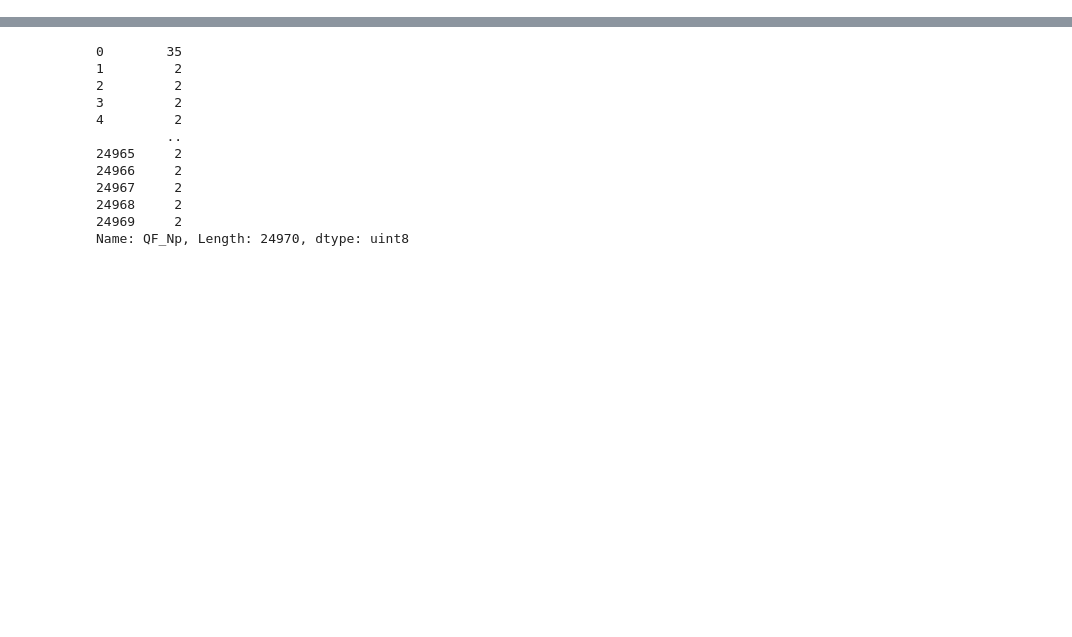
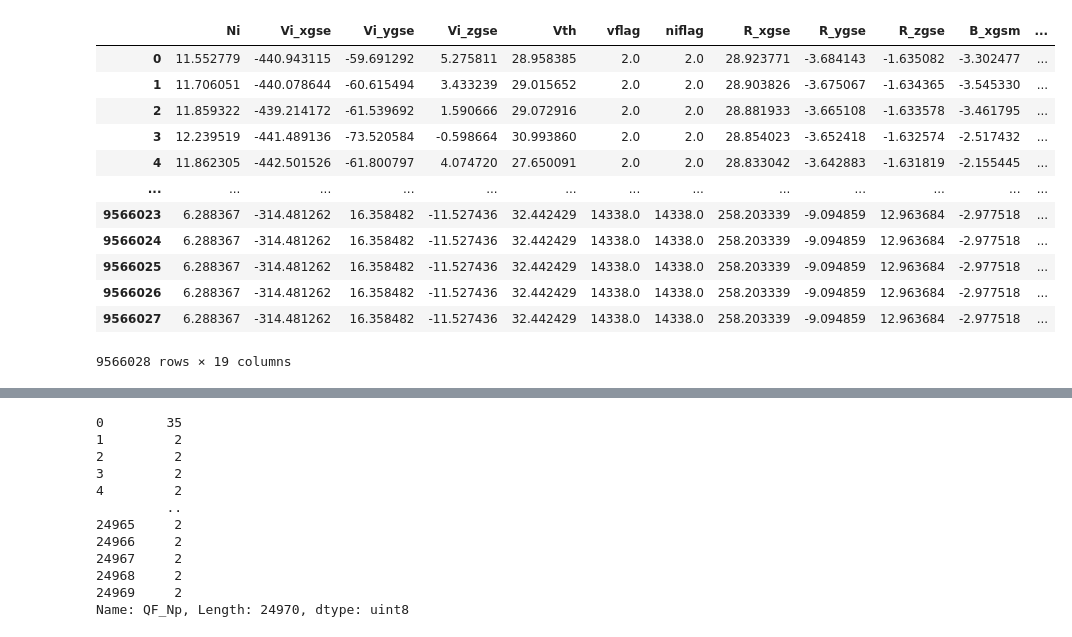
Before and after one commit to connor-obrien888/prime, a Jupyter notebook: prime_lib/notebooks/data.ipynb, the cells around one changed output, grey strips where cells are left out. Saved outputs shown, nothing was run; the diff lists cells and outputs as text; code cells hidden in the pictures; blank space fills up the shorter version.

```diff
--- a/prime_lib/notebooks/data.ipynb
+++ b/prime_lib/notebooks/data.ipynb
@@ -150,0 +141,16 @@ QF_Np
+# %%
+wind_data
+# %% [output]
+|  | Ni | Vi_xgse | Vi_ygse | Vi_zgse | Vth | vflag | niflag | R_xgse | R_ygse | R_zgse | B_xgsm | ... |
+| 0 | 11.552779 | -440.943115 | -59.691292 | 5.275811 | 28.958385 | 2.0 | 2.0 | 28.923771 | -3.684143 | -1.635082 | -3.302477 | ... |
+| 1 | 11.706051 | -440.078644 | -60.615494 | 3.433239 | 29.015652 | 2.0 | 2.0 | 28.903826 | -3.675067 | -1.634365 | -3.545330 | ... |
+| 2 | 11.859322 | -439.214172 | -61.539692 | 1.590666 | 29.072916 | 2.0 | 2.0 | 28.881933 | -3.665108 | -1.633578 | -3.461795 | ... |
+| 3 | 12.239519 | -441.489136 | -73.520584 | -0.598664 | 30.993860 | 2.0 | 2.0 | 28.854023 | -3.652418 | -1.632574 | -2.517432 | ... |
+| 4 | 11.862305 | -442.501526 | -61.800797 | 4.074720 | 27.650091 | 2.0 | 2.0 | 28.833042 | -3.642883 | -1.631819 | -2.155445 | ... |
+| ... | ... | ... | ... | ... | ... | ... | ... | ... | ... | ... | ... | ... |
+| 9566023 | 6.288367 | -314.481262 | 16.358482 | -11.527436 | 32.442429 | 14338.0 | 14338.0 | 258.203339 | -9.094859 | 12.963684 | -2.977518 | ... |
+| 9566024 | 6.288367 | -314.481262 | 16.358482 | -11.527436 | 32.442429 | 14338.0 | 14338.0 | 258.203339 | -9.094859 | 12.963684 | -2.977518 | ... |
+| 9566025 | 6.288367 | -314.481262 | 16.358482 | -11.527436 | 32.442429 | 14338.0 | 14338.0 | 258.203339 | -9.094859 | 12.963684 | -2.977518 | ... |
+| 9566026 | 6.288367 | -314.481262 | 16.358482 | -11.527436 | 32.442429 | 14338.0 | 14338.0 | 258.203339 | -9.094859 | 12.963684 | -2.977518 | ... |
+| 9566027 | 6.288367 | -314.481262 | 16.358482 | -11.527436 | 32.442429 | 14338.0 | 14338.0 | 258.203339 | -9.094859 | 12.963684 | -2.977518 | ... |
+9566028 rows × 19 columns
```
Also changed, not shown: parts of 6 cells of this notebook, 5 other files.
